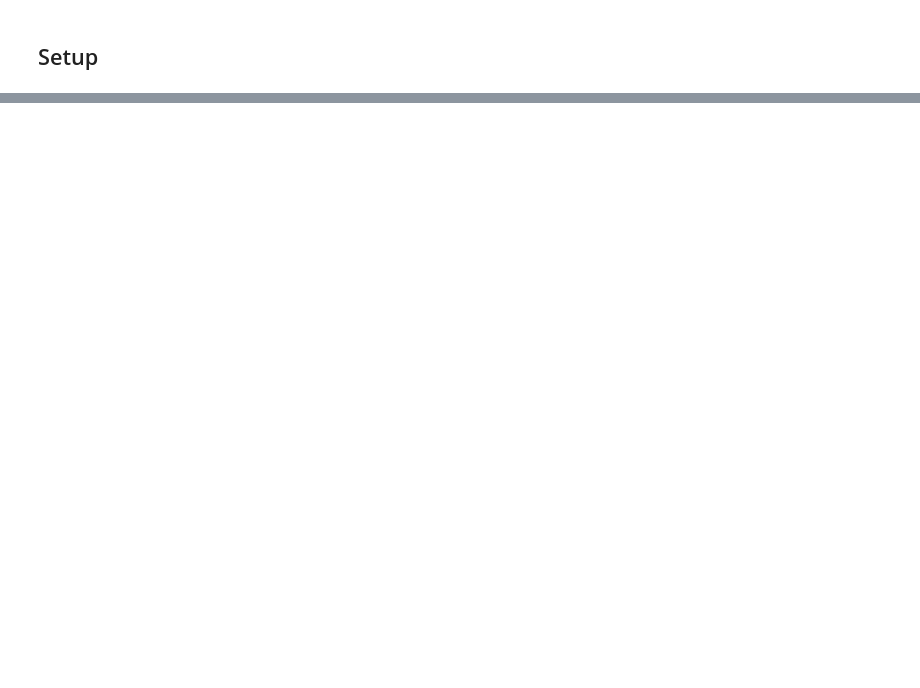
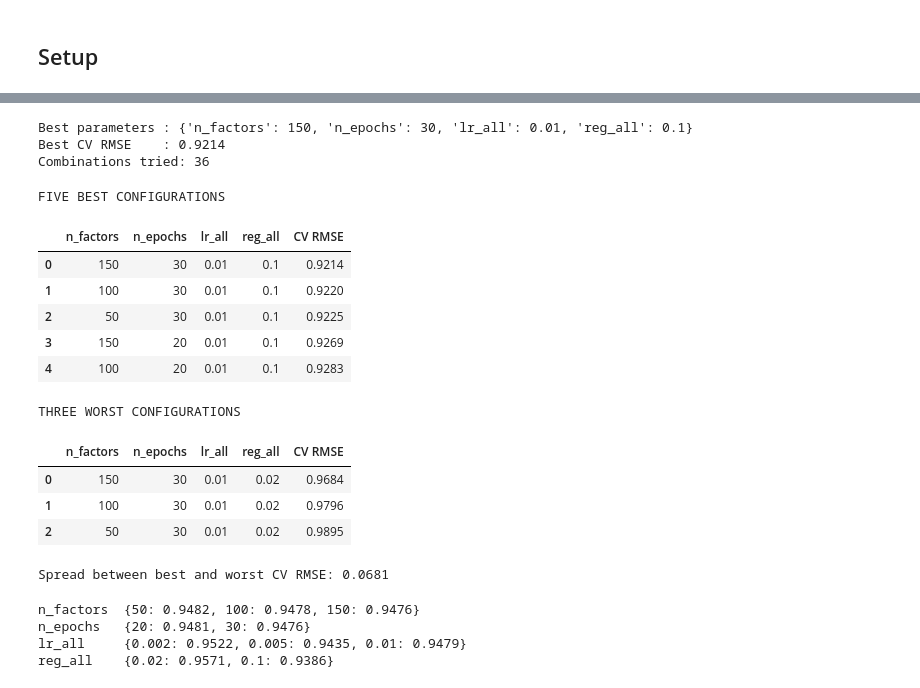
Before and after one commit to Koshies/MovieLens, a Jupyter notebook: MovieLens.ipynb, the cells around one changed output, grey strips where cells are left out. Saved outputs shown, nothing was run; the diff lists cells and outputs as text; code cells hidden in the pictures; blank space fills up the shorter version.

```diff
--- a/MovieLens.ipynb
+++ b/MovieLens.ipynb
@@ -510,0 +69,58 @@ Web* (pp. 285-295). ACM.
+# %%
+param_grid = {
+    "n_factors": [50, 100, 150],
+    "n_epochs": [20, 30],
+    "lr_all": [0.002, 0.005, 0.01],
+    "reg_all": [0.02, 0.1],
+}
+
+grid = GridSearchCV(SVD, param_grid, measures=["rmse", "mae"],
+                    cv=KFold(n_splits=3, random_state=SEED, shuffle=True), n_jobs=1)
+grid.fit(data)
+
+print("Best parameters :", grid.best_params["rmse"])
+print(f"Best CV RMSE    : {grid.best_score['rmse']:.4f}")
+print(f"Combinations tried: {len(grid.cv_results['params'])}")
+# %% [output]
+Best parameters : {'n_factors': 150, 'n_epochs': 30, 'lr_all': 0.01, 'reg_all': 0.1}
+Best CV RMSE    : 0.9214
+Combinations tried: 36
+# %%
+# The five best and the three worst configurations
+results = pd.DataFrame(grid.cv_results)
+results["rmse"] = results["mean_test_rmse"].round(4)
+cols = ["param_n_factors", "param_n_epochs", "param_lr_all", "param_reg_all", "rmse"]
+table = results[cols].sort_values("rmse").rename(columns={
+    "param_n_factors": "n_factors", "param_n_epochs": "n_epochs",
+    "param_lr_all": "lr_all", "param_reg_all": "reg_all", "rmse": "CV RMSE"})
+
+print("FIVE BEST CONFIGURATIONS")
+display(table.head(5).reset_index(drop=True))
+print("THREE WORST CONFIGURATIONS")
+display(table.tail(3).reset_index(drop=True))
+print(f"Spread between best and worst CV RMSE: "
+      f"{table['CV RMSE'].max() - table['CV RMSE'].min():.4f}")
+# %% [output]
+FIVE BEST CONFIGURATIONS
+|  | n_factors | n_epochs | lr_all | reg_all | CV RMSE |
+| 0 | 150 | 30 | 0.01 | 0.1 | 0.9214 |
+| 1 | 100 | 30 | 0.01 | 0.1 | 0.9220 |
+| 2 | 50 | 30 | 0.01 | 0.1 | 0.9225 |
+| 3 | 150 | 20 | 0.01 | 0.1 | 0.9269 |
+| 4 | 100 | 20 | 0.01 | 0.1 | 0.9283 |
+THREE WORST CONFIGURATIONS
+|  | n_factors | n_epochs | lr_all | reg_all | CV RMSE |
+| 0 | 150 | 30 | 0.01 | 0.02 | 0.9684 |
+| 1 | 100 | 30 | 0.01 | 0.02 | 0.9796 |
+| 2 | 50 | 30 | 0.01 | 0.02 | 0.9895 |
+Spread between best and worst CV RMSE: 0.0681
+# %%
+# Which parameter actually matters? Average CV RMSE for each value of each parameter.
+for p in ["param_n_factors", "param_n_epochs", "param_lr_all", "param_reg_all"]:
+    means = results.groupby(p)["mean_test_rmse"].mean().round(4)
+    print(f"{p.replace('param_', ''):10s}", means.to_dict())
+# %% [output]
+n_factors  {50: 0.9482, 100: 0.9478, 150: 0.9476}
+n_epochs   {20: 0.9481, 30: 0.9476}
+lr_all     {0.002: 0.9522, 0.005: 0.9435, 0.01: 0.9479}
+reg_all    {0.02: 0.9571, 0.1: 0.9386}
```
Also changed, not shown: parts of 57 cells of this notebook.
